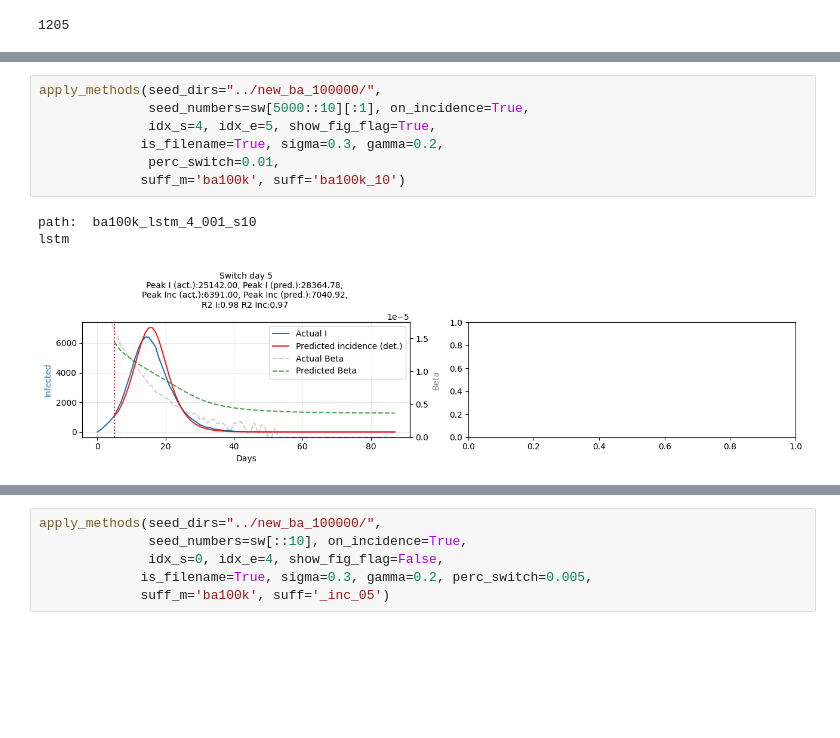
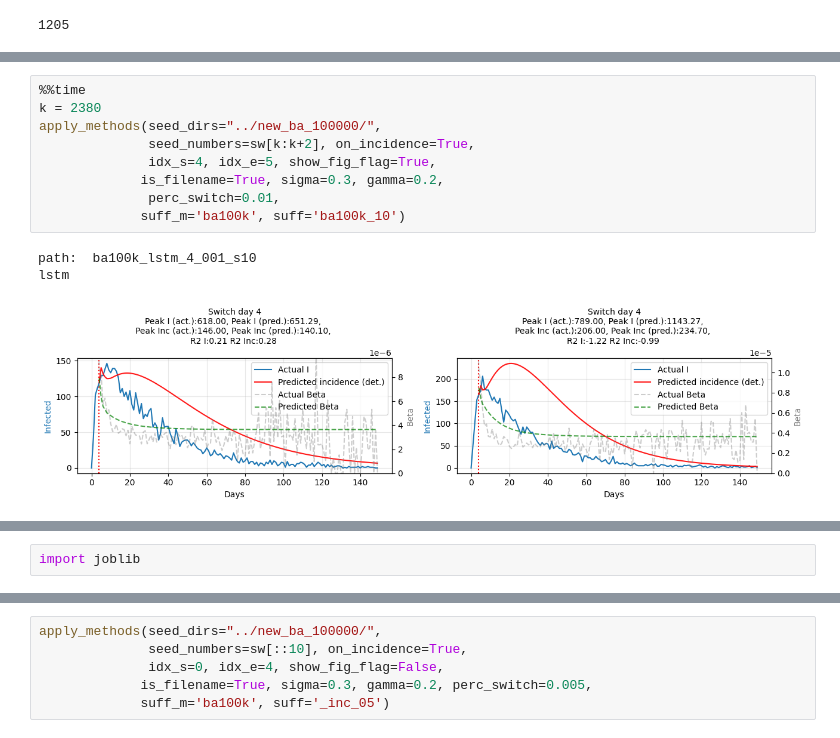
Before and after one commit to Mpkosh/network_hybrid_33, a Jupyter notebook: apply_and_see-Copy1.ipynb, the cells around one changed output, grey strips where cells are left out. Drawn from its saved outputs; the diff is of its cells as text; blank space fills up the shorter version.

Commit message:
ba plots

```diff
--- a/apply_and_see-Copy1.ipynb
+++ b/apply_and_see-Copy1.ipynb
@@ -134,11 +137,13 @@ array([['p_0.1_0.3_0.2_0.0001_0.2800000000000001_seed_0.csv'],
 # %%
+%%time
+k = 2380
 apply_methods(seed_dirs="../new_ba_100000/",
-              seed_numbers=sw[5000::10][:1], on_incidence=True,
+              seed_numbers=sw[k:k+2], on_incidence=True,
               idx_s=4, idx_e=5, show_fig_flag=True,
              is_filename=True, sigma=0.3, gamma=0.2,
               perc_switch=0.01,
              suff_m='ba100k', suff='ba100k_10')
 # %% [output]
 path:  ba100k_lstm_4_001_s10
 lstm
-[figure, old version]
+[figure, new version]
@@ -144,0 +152,2 @@ lstm
+# %%
+import joblib
```
Also changed, not shown: parts of 12 cells of this notebook, 13 other files.
